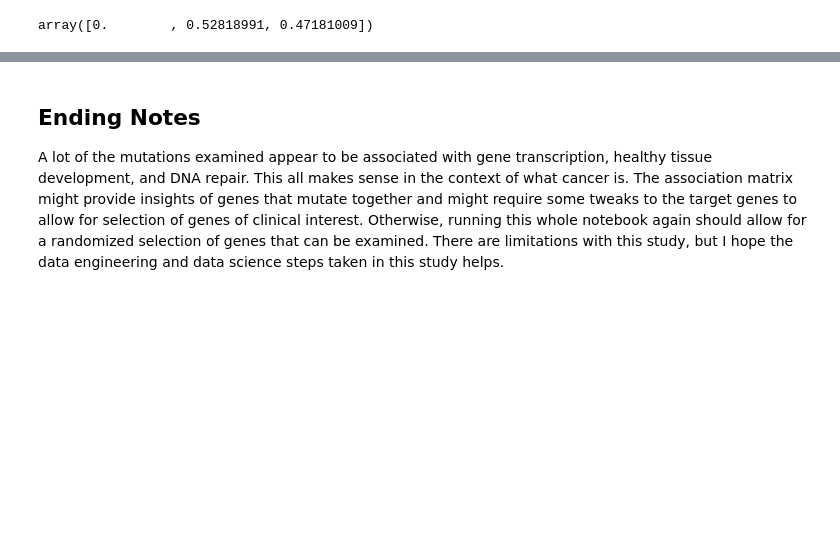
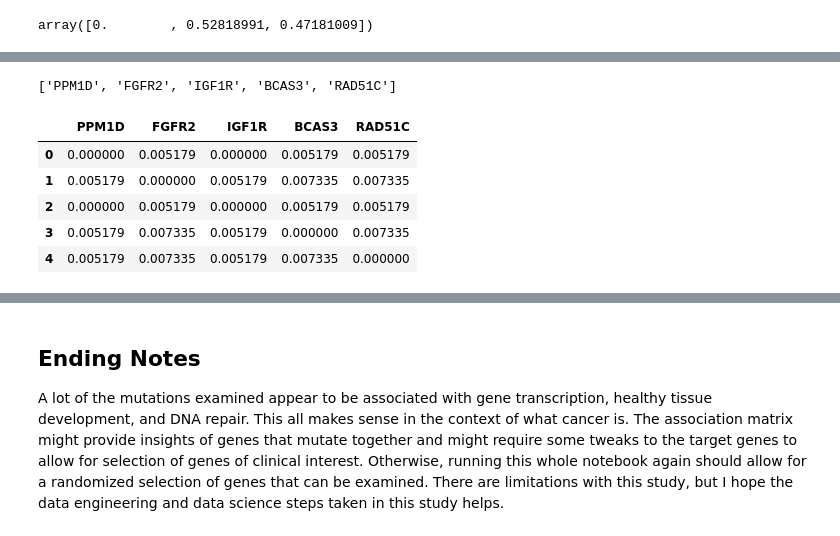
Before and after one commit to mentatpsi/BCDataScience, a Jupyter notebook: Final Project Continued Work.ipynb, the cells around one changed output, grey strips where cells are left out. Saved outputs shown, nothing was run; the diff lists cells and outputs as text; code cells hidden in the pictures; blank space fills up the shorter version.

```diff
--- a/Final Project Continued Work.ipynb
+++ b/Final Project Continued Work.ipynb
@@ -1142,0 +1201,65 @@ table_accuracy
+# %%
+res = ""
+import re
+pattern = '([A-Z])\w+[0-9]*'
+genes_of_interest = []
+geneExpression = re.compile(pattern)
+
+for tree_i in maximum_model.estimators_:
+    text_representation = tree.export_text(tree_i, feature_names=curious_genes)
+
+    lines = text_representation.split("\n")
+    for line in lines:
+        mo = geneExpression.search(line)
+        if mo:
+            genes_of_interest.append(mo.group())
+
+genes_of_interest = list(set(genes_of_interest))
+genes_of_interest
+# %% [output]
+['PPM1D', 'FGFR2', 'IGF1R', 'BCAS3', 'RAD51C']
+# %%
+import scipy
+assert(scipy.__version__ > "1.7")
+
+#print(train_naive_bayes)
+
+def converter(column):
+    return [2 if item else 1 for item in column]
+
+
+nominal_convert = pd.DataFrame(data = df4, columns = genes_of_interest)
+
+nominal_convert = nominal_convert.apply(lambda x: converter(x))
+#nominal_convert = train_naive_bayes[genes_of_interest]
+
+
+from scipy.stats.contingency import association
+
+association_data = []
+
+for gene_i in genes_of_interest:
+    data_row = []
+    for gene_j in genes_of_interest:
+
+        column_1 = nominal_convert[gene_i].to_numpy()
+        column_2 = nominal_convert[gene_j].to_numpy()
+
+        two_links = []
+        for row_i in range(len(column_1)):
+            two_links_temp = [column_1[row_i],column_2[row_i]]
+            two_links.append(two_links_temp)
+
+        data_row.append(association(two_links, method="tschuprow"))
+    association_data.append(data_row)
+
+
+df_association = pd.DataFrame(data = association_data, columns = genes_of_interest)
+df_association
+# %% [output]
+|  | PPM1D | FGFR2 | IGF1R | BCAS3 | RAD51C |
+| 0 | 0.000000 | 0.005179 | 0.000000 | 0.005179 | 0.005179 |
+| 1 | 0.005179 | 0.000000 | 0.005179 | 0.007335 | 0.007335 |
+| 2 | 0.000000 | 0.005179 | 0.000000 | 0.005179 | 0.005179 |
+| 3 | 0.005179 | 0.007335 | 0.005179 | 0.000000 | 0.007335 |
+| 4 | 0.005179 | 0.007335 | 0.005179 | 0.007335 | 0.000000 |
```
Also changed, not shown: parts of 26 cells of this notebook.
